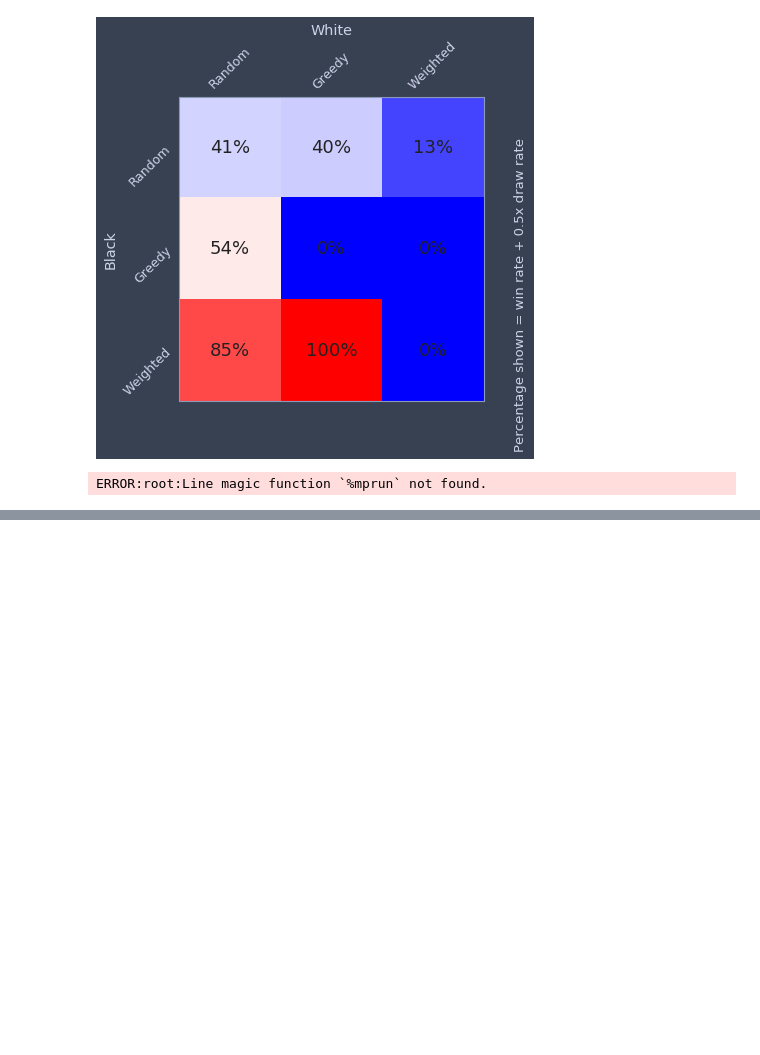
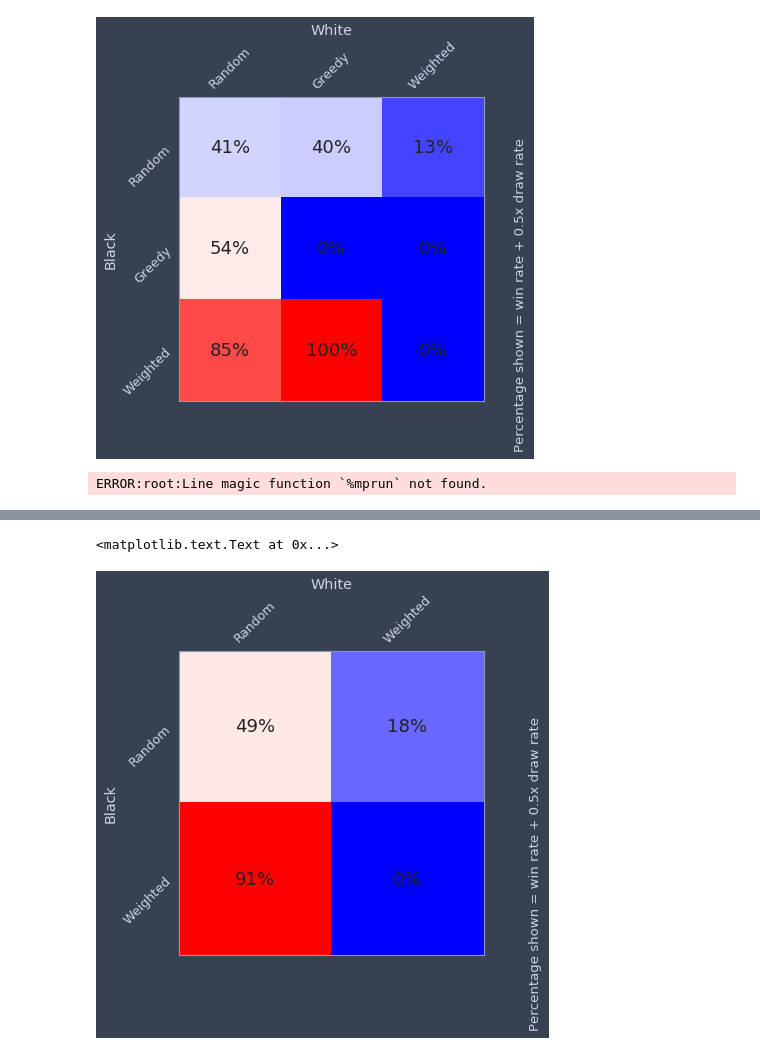
Before and after one commit to ig248/reversi, a Jupyter notebook: reversi.ipynb, the cells around one changed output, grey strips where cells are left out. Saved outputs shown, nothing was run; the diff lists cells and outputs as text; code cells hidden in the pictures; blank space fills up the shorter version.

```diff
--- a/reversi.ipynb
+++ b/reversi.ipynb
@@ -71,0 +75,12 @@ ERROR:root:Line magic function `%mprun` not found.
+# %%
+%%time
+alt_weights = [10,   1,  8,  6,
+                     1,  1,  1,
+                         7,  4,
+                             1]
+p0 = Player_Random()
+p1 = Player_Weighted()
+p2 = Player_Weighted(packed_weights=alt_weights)
+p2.NAME = 'Alt Weighted'
+t = Tournament(players=[p0, p1], n=100, diagonal=True)
+t.play()
@@ -71,0 +90,36 @@ ERROR:root:Line magic function `%mprun` not found.
+# %%
+self = t
+
+fig, ax = plt.subplots(1, 1)
+
+ax.set_xlim(-0.5, self.n_players - 0.5)
+ax.set_ylim(-0.5, self.n_players - 0.5)
+
+ax.matshow(self.score, cmap=plt.cm.bwr)
+for idxB, playerB in enumerate(self.players):
+    for idxW, playerW in enumerate(self.players):
+        wins = self.wins[idxB, idxW]
+        draws = self.draws[idxB, idxW]
+        score = self.score[idxB, idxW]
+        games = self.n_games
+        #score_string = "%d/%d (%d)" % (wins, games, draws)
+        score_string = "%d%%" % (100.*score/games)
+        ax.text(idxW, idxB, score_string,
+                verticalalignment='center', horizontalalignment='center',
+                color='k', fontsize=18)
+
+ax.xaxis.tick_top()
+ax.xaxis.set_label_position('top')
+ax.set_xticks(range(self.n_players))
+ax.set_yticks(range(self.n_players))
+player_names = [plr.NAME for plr in self.players]
+ax.set_xticklabels(player_names, rotation=45)
+ax.set_yticklabels(player_names, rotation=45)
+ax.set_xlabel('White')
+ax.set_ylabel('Black')
+ax.grid()
+ax.invert_yaxis()
+ax.text(self.n_players-0.2, 0, 'Percentage shown = win rate + 0.5x draw rate', rotation='vertical')
+# %% [output]
+<matplotlib.text.Text at 0x...>
+[figure, added]
```
Also changed, not shown: parts of 4 cells of this notebook, 4 other files.
